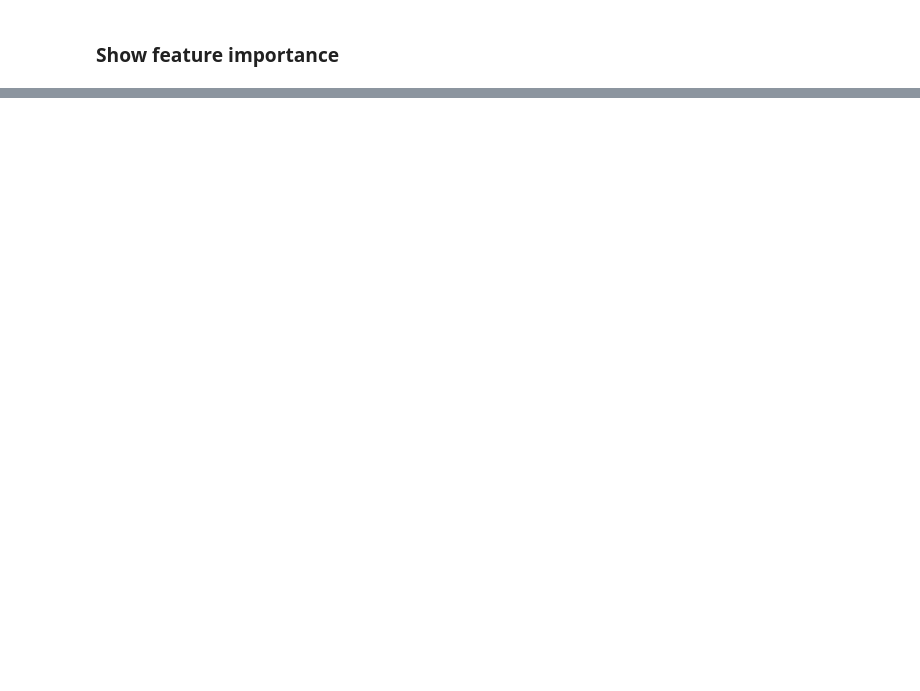
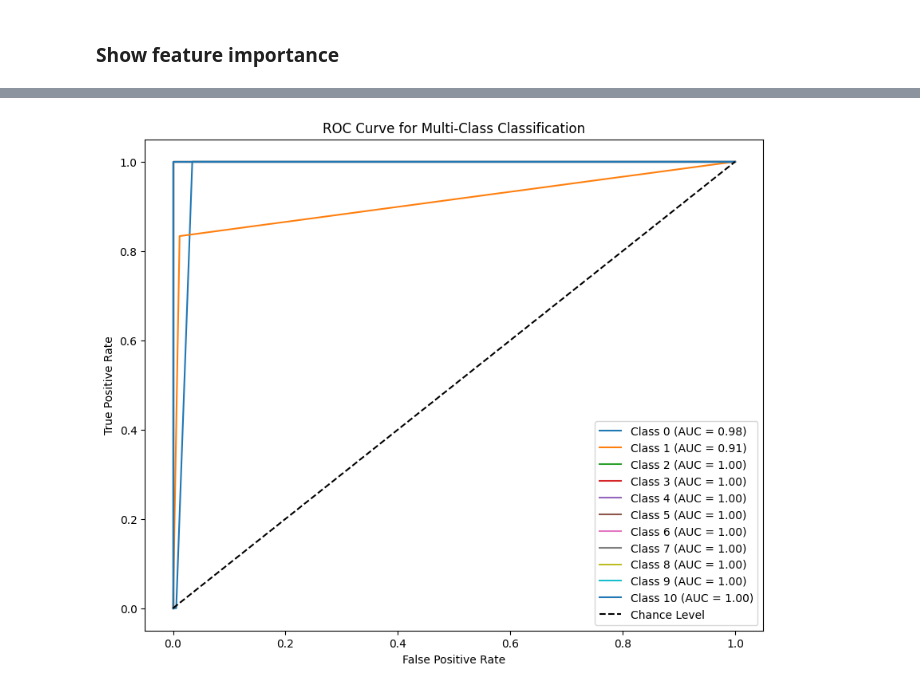
Before and after one commit to ferzanagehringer3/DataAnalyticsLN, a Jupyter notebook: Classification as Modelling Method/classification_analysis.ipynb, the cells around one changed output, grey strips where cells are left out. Drawn from its saved outputs; the diff is of its cells as text; code cells hidden in the pictures; blank space fills up the shorter version.

```diff
--- a/Classification as Modelling Method/classification_analysis.ipynb
+++ b/Classification as Modelling Method/classification_analysis.ipynb
@@ -208,0 +414,19 @@ United States of America                                       0.0
+# %%
+from sklearn.metrics import roc_curve, auc
+
+plt.figure(figsize=(10, 8))
+for i, class_label in enumerate(clf.classes_):
+    y_binary = (y_test == class_label).astype(int)
+    y_score = clf.predict_proba(X_test)[:, i]
+    fpr, tpr, _ = roc_curve(y_binary, y_score)
+    roc_auc = auc(fpr, tpr)
+    plt.plot(fpr, tpr, label=f"Class {class_label} (AUC = {roc_auc:.2f})")
+
+plt.plot([0, 1], [0, 1], "k--", label="Chance Level")
+plt.xlabel("False Positive Rate")
+plt.ylabel("True Positive Rate")
+plt.title("ROC Curve for Multi-Class Classification")
+plt.legend(loc="lower right")
+plt.show()
+# %% [output]
+[figure, added]
```
Also changed, not shown: parts of 33 cells of this notebook, 1 other file.
